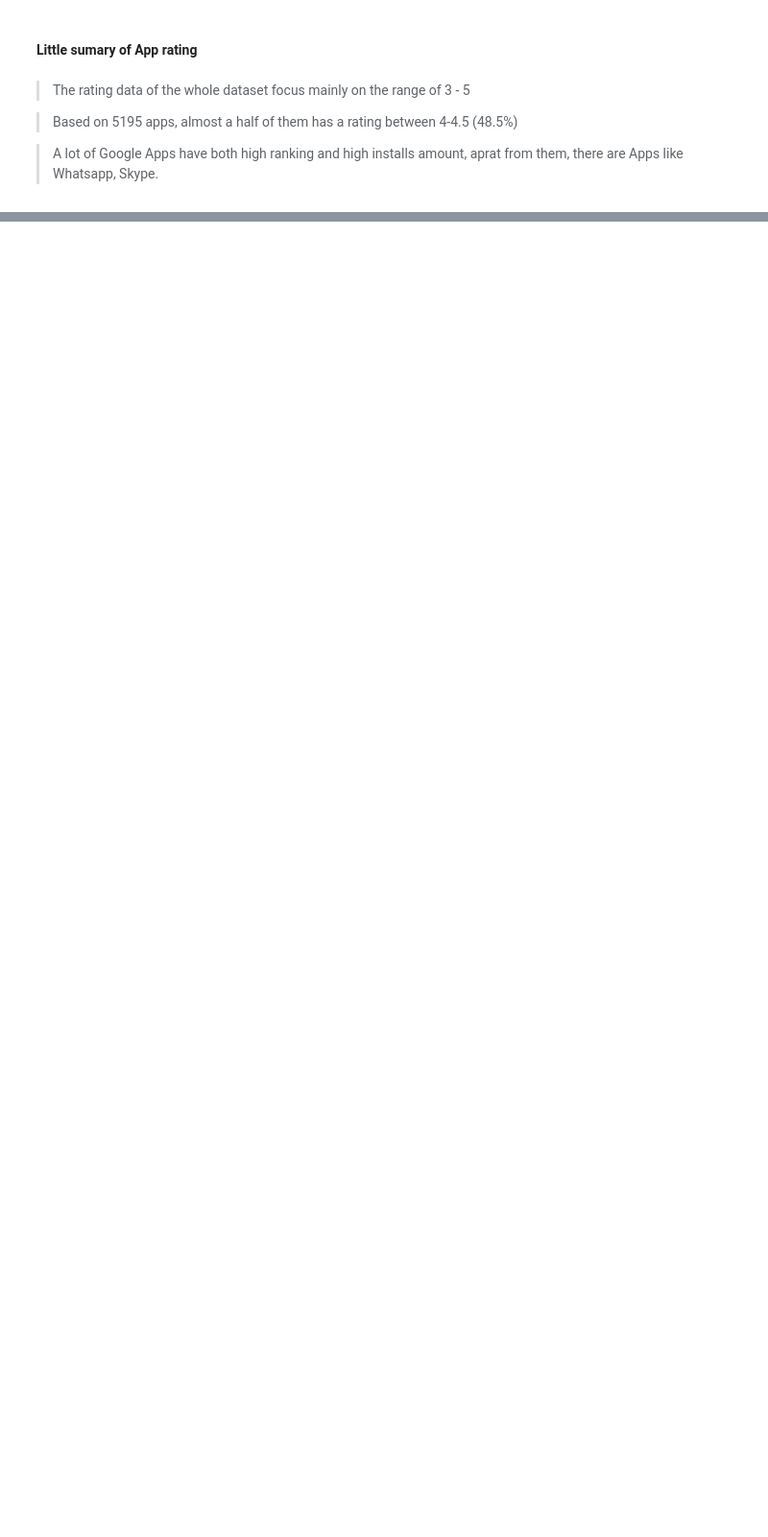
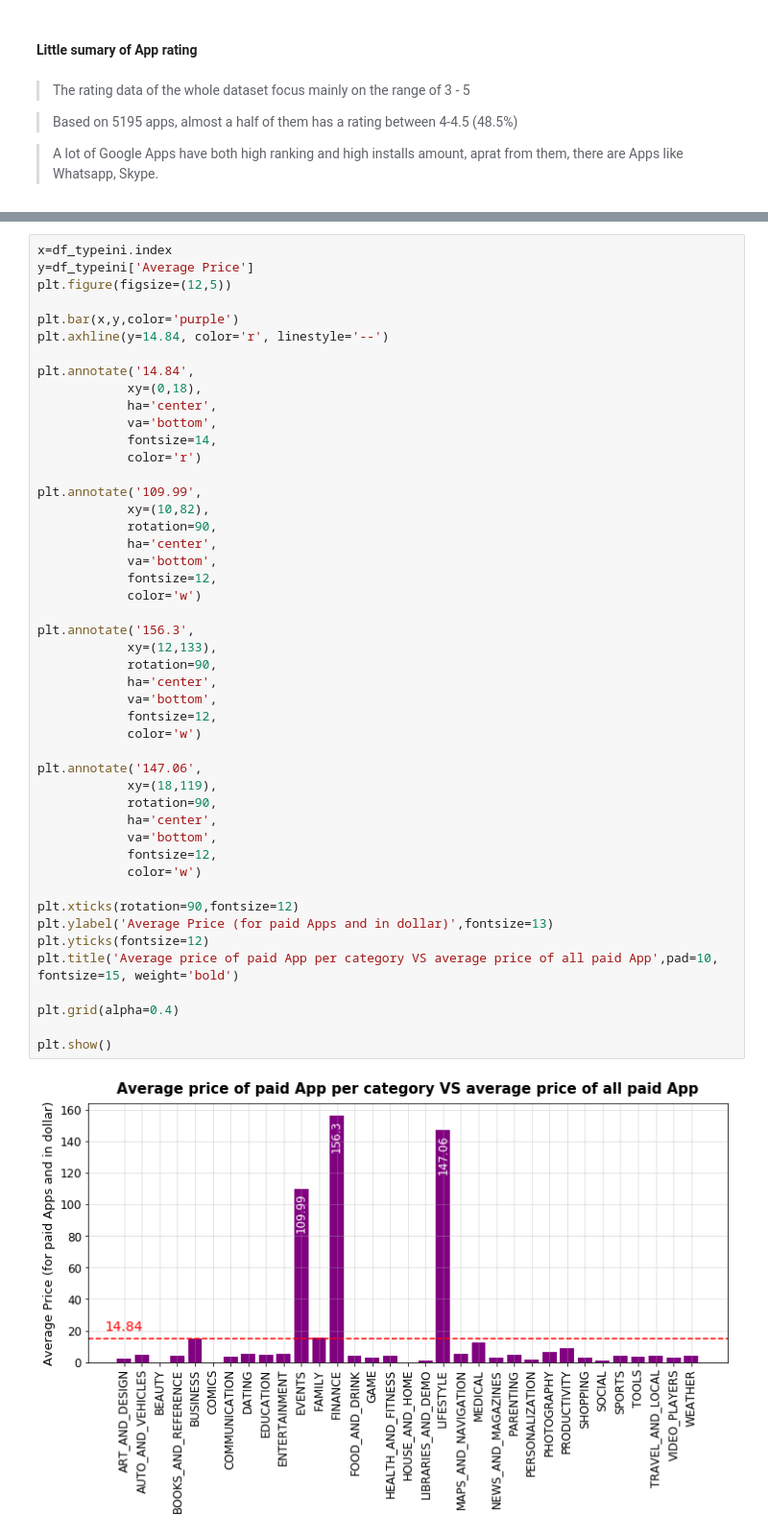
Before and after one commit to MingxingDING/Coursera_Capstone, a Jupyter notebook: APP download and statistic study_Android_2019.ipynb, the cells around one changed output, grey strips where cells are left out. Shown at 96% size. Saved outputs shown, nothing was run; the diff lists cells and outputs as text; blank space fills up the shorter version.

```diff
--- a/APP download and statistic study_Android_2019.ipynb
+++ b/APP download and statistic study_Android_2019.ipynb
@@ -554,0 +621,49 @@ There are 9 Apps who have over 1 billion installs and a rating between 4 - 4.5
+# %%
+x=df_typeini.index
+y=df_typeini['Average Price']
+plt.figure(figsize=(12,5))
+
+plt.bar(x,y,color='purple')
+plt.axhline(y=14.84, color='r', linestyle='--')
+
+plt.annotate('14.84',
+            xy=(0,18),
+            ha='center',
+            va='bottom',
+            fontsize=14,
+            color='r')
+
+plt.annotate('109.99',
+            xy=(10,82),
+            rotation=90,
+            ha='center',
+            va='bottom',
+            fontsize=12,
+            color='w')
+
+plt.annotate('156.3',
+            xy=(12,133),
+            rotation=90,
+            ha='center',
+            va='bottom',
+            fontsize=12,
+            color='w')
+
+plt.annotate('147.06',
+            xy=(18,119),
+            rotation=90,
+            ha='center',
+            va='bottom',
+            fontsize=12,
+            color='w')
+
+plt.xticks(rotation=90,fontsize=12)
+plt.ylabel('Average Price (for paid Apps and in dollar)',fontsize=13)
+plt.yticks(fontsize=12)
+plt.title('Average price of paid App per category VS average price of all paid App',pad=10, fontsize=15, weight='bold')
+
+plt.grid(alpha=0.4)
+
+plt.show()
+# %% [output]
+[figure, added]
```
Also changed, not shown: parts of 54 cells of this notebook.
